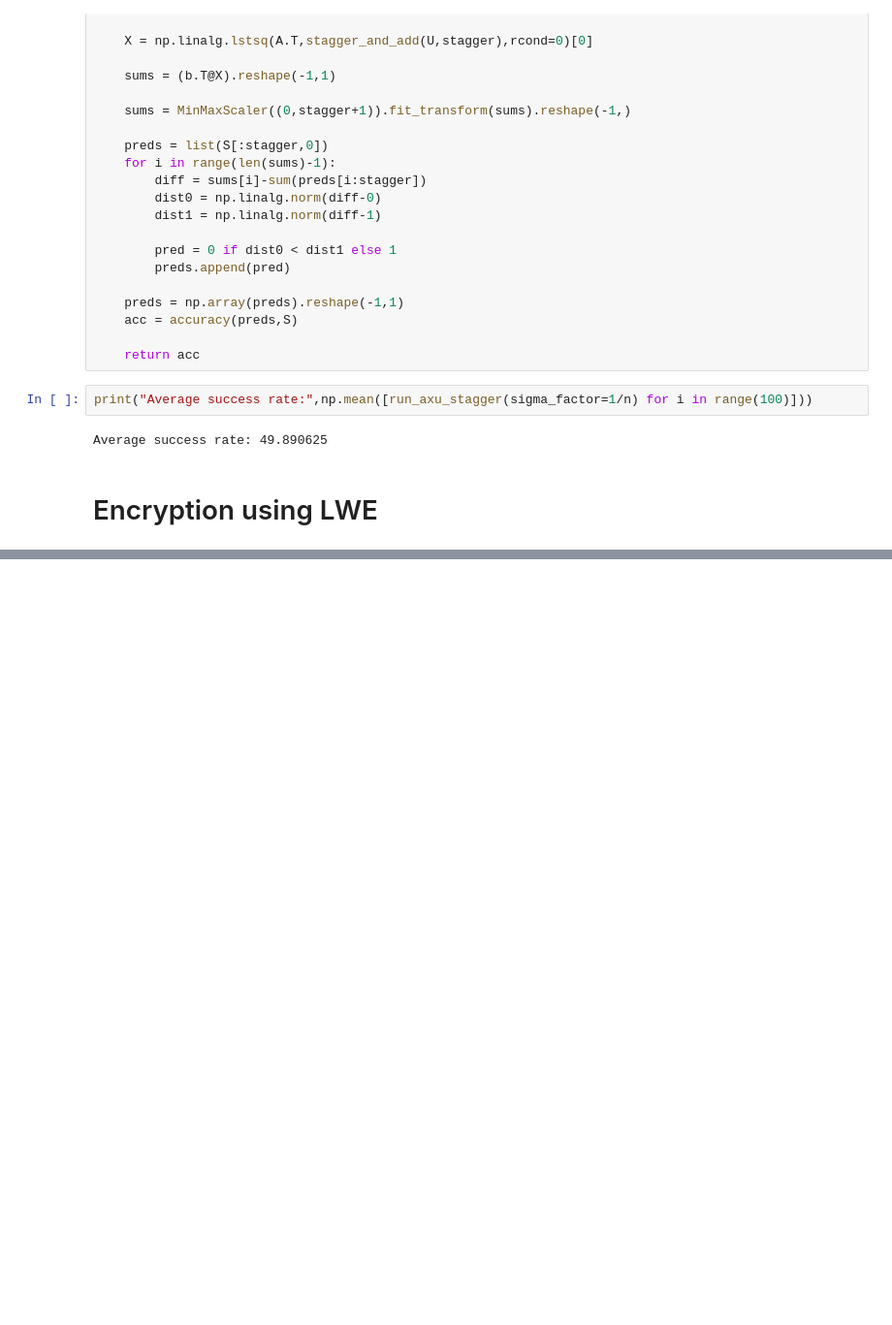
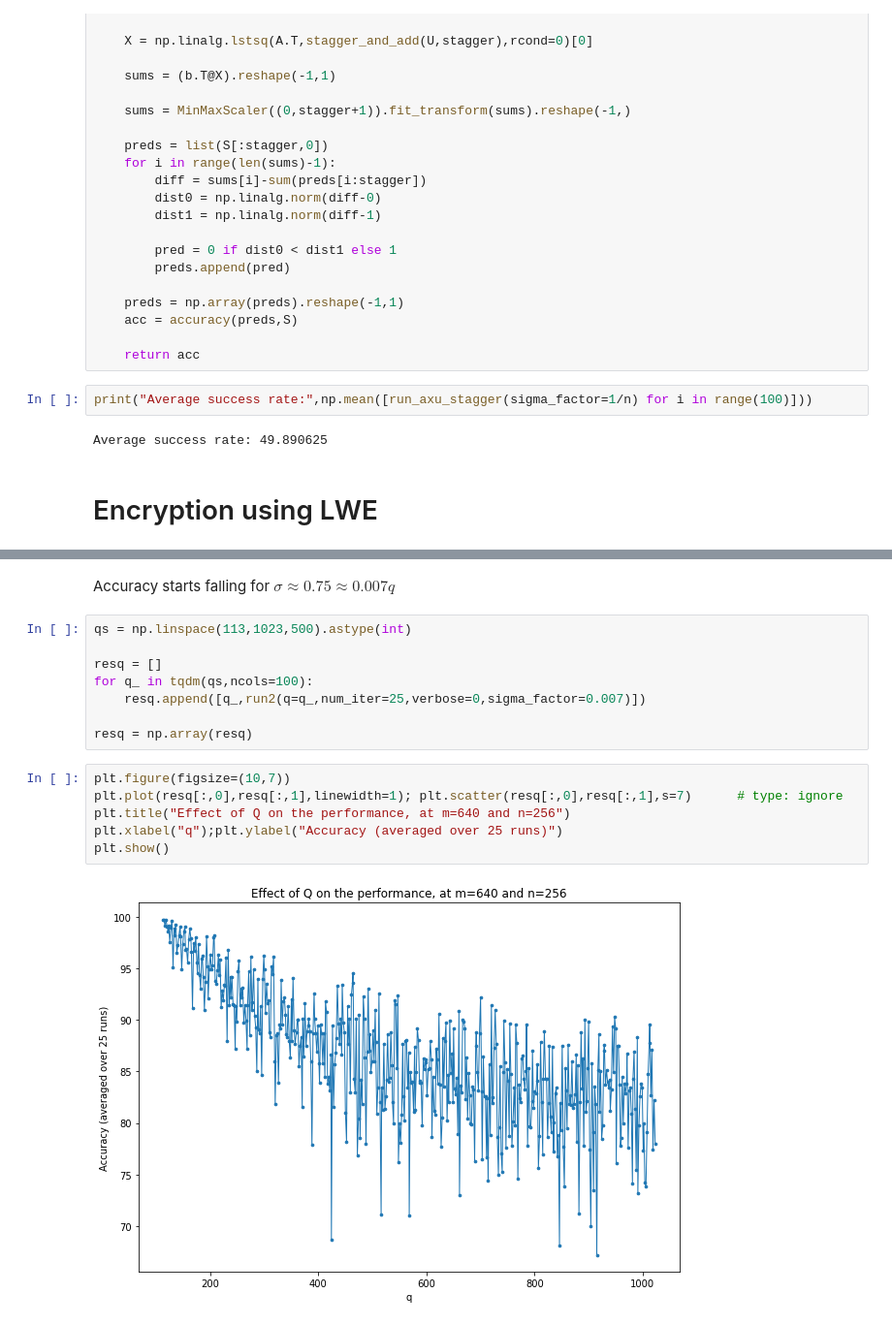
Before and after one commit to BhavyaKohli/Learning-With-Errors, a Jupyter notebook: code/exploration.ipynb, the cells around one changed output, grey strips where cells are left out. Shown at 97% size. Drawn from its saved outputs; the diff is of its cells as text; blank space fills up the shorter version.

```diff
--- a/code/exploration.ipynb
+++ b/code/exploration.ipynb
@@ -391,0 +498,18 @@ encrypt_decrypt_cycle(np.round(np.random.rand(10)),A,S,b,q)
+# %% [markdown]
+Accuracy starts falling for $\sigma \approx 0.75 \approx 0.007q$
+# %%
+qs = np.linspace(113,1023,500).astype(int)
+
+resq = []
+for q_ in tqdm(qs,ncols=100):
+    resq.append([q_,run2(q=q_,num_iter=25,verbose=0,sigma_factor=0.007)])
+
+resq = np.array(resq)
+# %%
+plt.figure(figsize=(10,7))
+plt.plot(resq[:,0],resq[:,1],linewidth=1); plt.scatter(resq[:,0],resq[:,1],s=7)      # type: ignore
+plt.title("Effect of Q on the performance, at m=640 and n=256")
+plt.xlabel("q");plt.ylabel("Accuracy (averaged over 25 runs)")
+plt.show()
+# %% [output]
+[figure, added]
```
Also changed, not shown: parts of 21 cells of this notebook.
